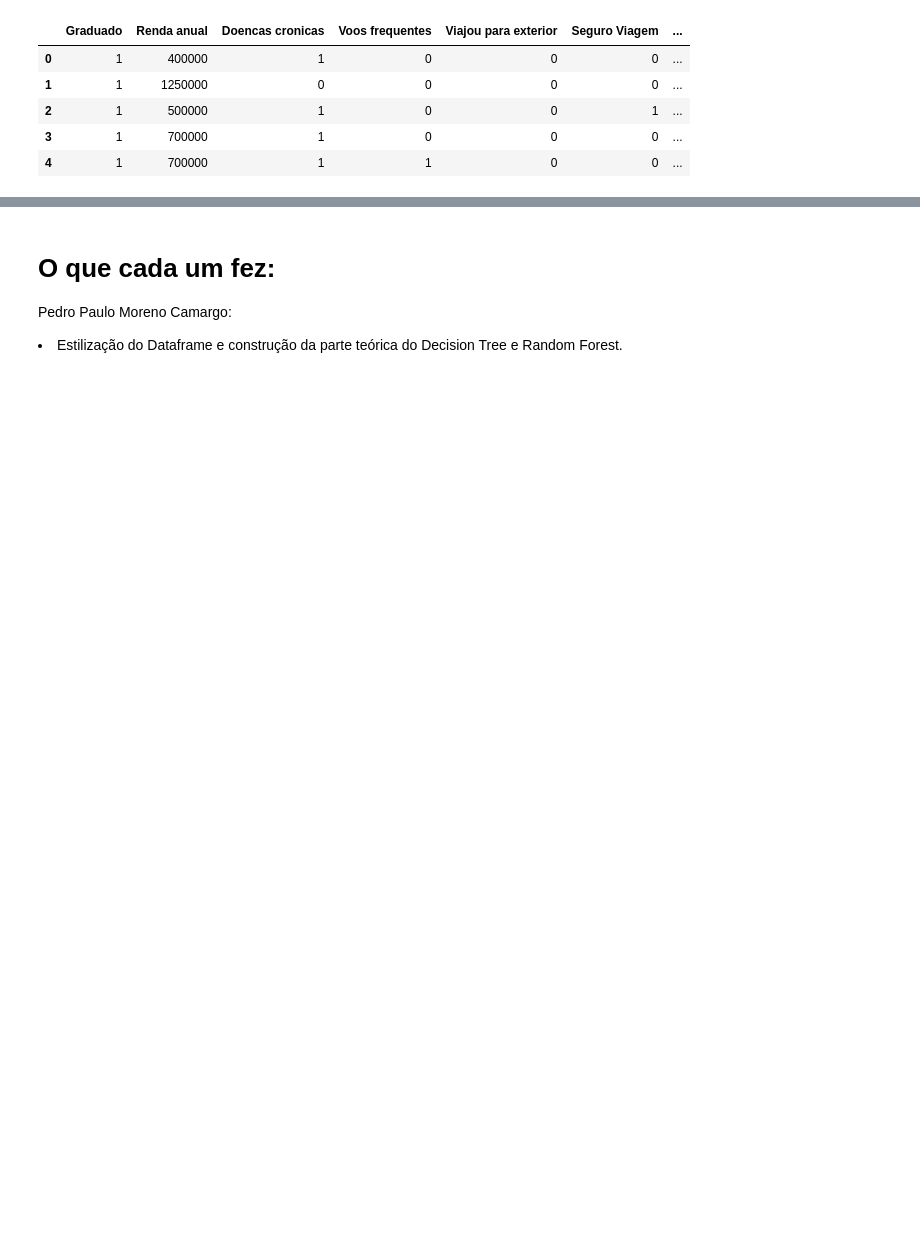
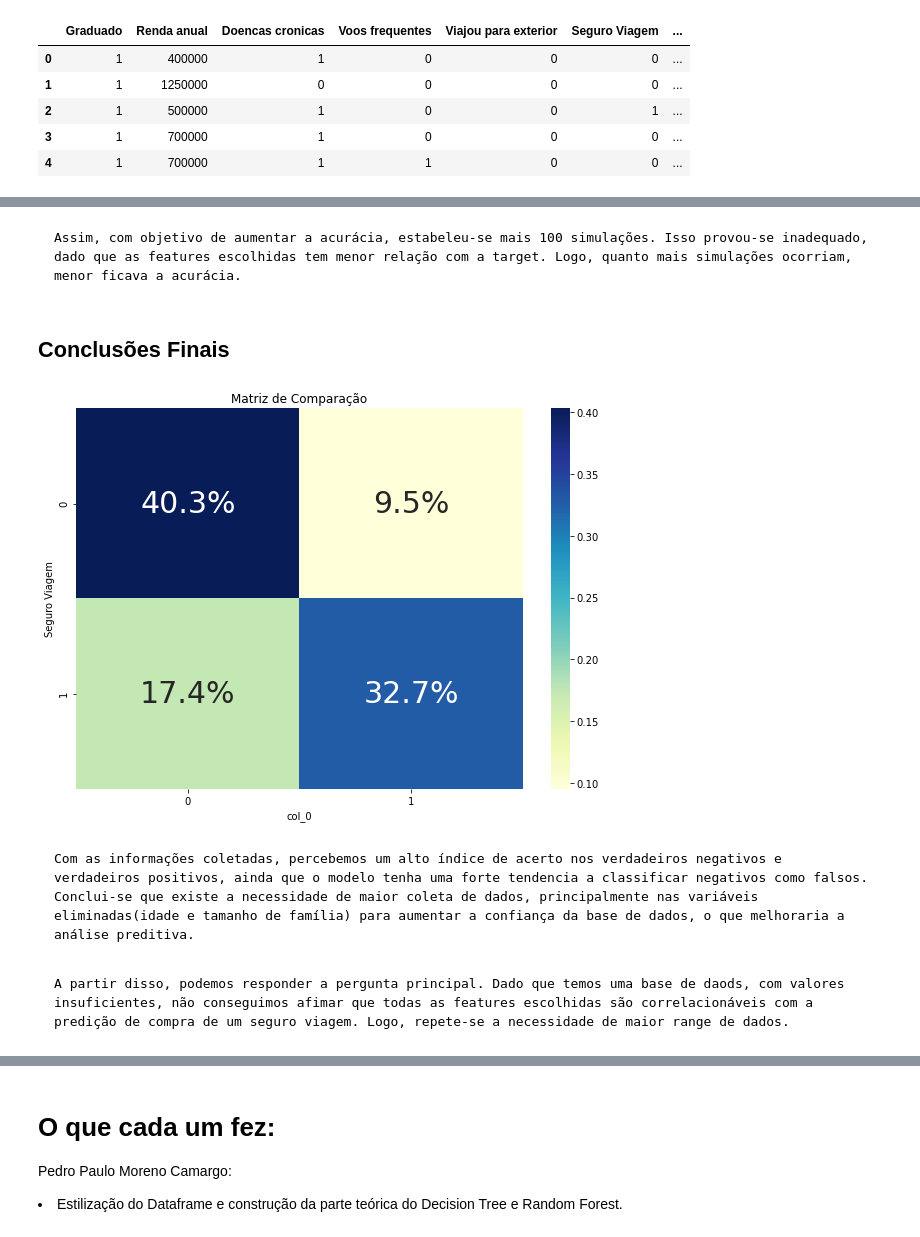
Before and after one commit to JoseEdsonMRLA/C_Dados-Projeto_2, a Jupyter notebook: Projeto_2_C_Dados.ipynb, the cells around one changed output, grey strips where cells are left out. Drawn from its saved outputs; the diff is of its cells as text; code cells hidden in the pictures; blank space fills up the shorter version.

```diff
--- a/Projeto_2_C_Dados.ipynb
+++ b/Projeto_2_C_Dados.ipynb
@@ -726,3 +730,27 @@ Média dos scores das 100 simulações realizadas: 0.6954753521126759
+# %% [markdown]
+    Assim, com objetivo de aumentar a acurácia, estabeleu-se mais 100 simulações. Isso provou-se inadequado, dado que as features escolhidas tem menor relação com a target. Logo, quanto mais simulações ocorriam, menor ficava a acurácia.
+# %% [markdown]
+## Conclusões Finais
+# %%
+Matriz_de_Comparação = pd.crosstab(target_test , target_predict, normalize=True)*100
+
+false_p = Matriz_de_Comparação[1][0]
+true_p = Matriz_de_Comparação[1][1]
+fake_n = Matriz_de_Comparação[0][1]
+true_n = Matriz_de_Comparação[0][0]
+# %%
+Matriz_de_Comparação
+plt.figure(figsize=(10,7))
+plt.title('Matriz de Comparação')
+sn.heatmap(Matriz_de_Comparação/100, annot=True, annot_kws={"size": 30}, fmt='.1%', cmap='YlGnBu')
+plt.show()
+# %% [output]
+[figure, added]
+# %% [markdown]
+    Com as informações coletadas, percebemos um alto índice de acerto nos verdadeiros negativos e verdadeiros positivos, ainda que o modelo tenha uma forte tendencia a classificar negativos como falsos.
+    Conclui-se que existe a necessidade de maior coleta de dados, principalmente nas variáveis eliminadas(idade e tamanho de família) para aumentar a confiança da base de dados, o que melhoraria a análise preditiva.
+# %% [markdown]
+    A partir disso, podemos responder a pergunta principal. Dado que temos uma base de daods, com valores insuficientes, não conseguimos afimar que todas as features escolhidas são correlacionáveis com a predição de compra de um seguro viagem. Logo, repete-se a necessidade de maior range de dados.
 # %% [markdown]
 # Bibliografia:
 <ul>
```
Also changed, not shown: parts of 10 cells of this notebook, 1 other file.
